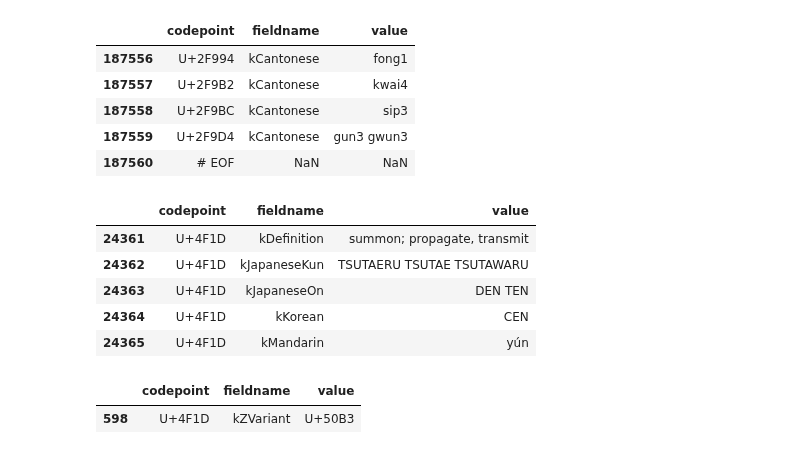
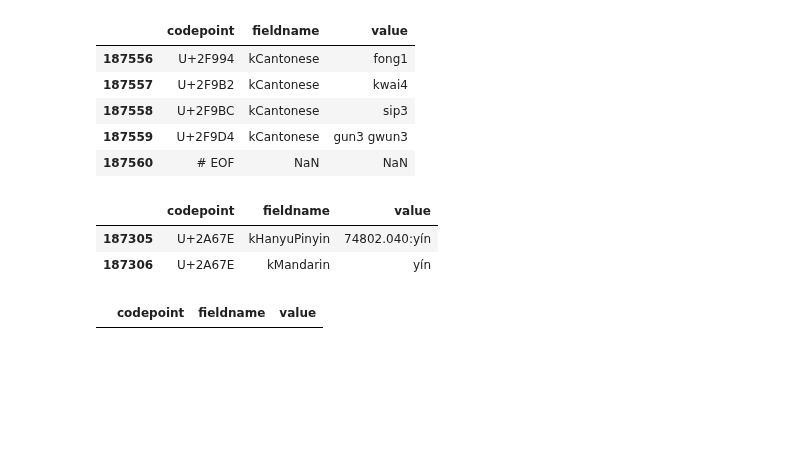
Before and after one commit to alexamies/chinesenotes.com, a Jupyter notebook: python/unihan.ipynb, the cells around one changed output. Cells and saved outputs as stored; diff of their text form; code cells hidden in the pictures; blank space fills up the shorter version.

```diff
--- a/python/unihan.ipynb
+++ b/python/unihan.ipynb
@@ -32,23 +32,19 @@ readings.tail()
 | 187559 | U+2F9D4 | kCantonese | gun3 gwun3 |
 | 187560 | # EOF | NaN | NaN |
 # %%
-chinese = u'伝'
+chinese = u'𪙾'
 cp = 'U+' + hex(ord(chinese)).replace('0x', '').upper()
 chineseDf = readings[readings.codepoint == cp]
 chineseDf
 # %% [output]
 |  | codepoint | fieldname | value |
-| 24361 | U+4F1D | kDefinition | summon; propagate, transmit |
-| 24362 | U+4F1D | kJapaneseKun | TSUTAERU TSUTAE TSUTAWARU |
-| 24363 | U+4F1D | kJapaneseOn | DEN TEN |
-| 24364 | U+4F1D | kKorean | CEN |
-| 24365 | U+4F1D | kMandarin | yún |
+| 187305 | U+2A67E | kHanyuPinyin | 74802.040:yín |
+| 187306 | U+2A67E | kMandarin | yín |
 # %%
 variantsDf = variants[variants.codepoint == cp]
 variantsDf
 # %% [output]
 |  | codepoint | fieldname | value |
-| 598 | U+4F1D | kZVariant | U+50B3 |
 # %%
 english = "\\N"
 englishDF = chineseDf[chineseDf.fieldname == 'kDefinition']['value']
```
Also changed, not shown: parts of 9 cells of this notebook.
